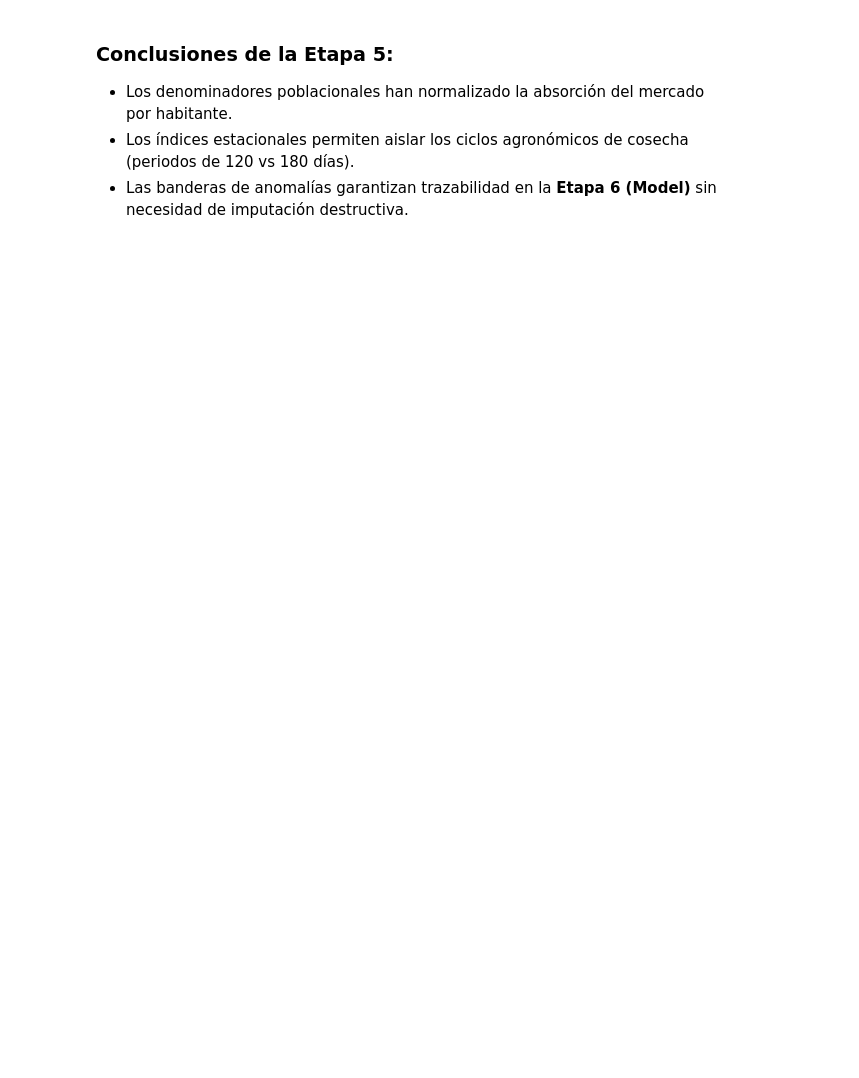
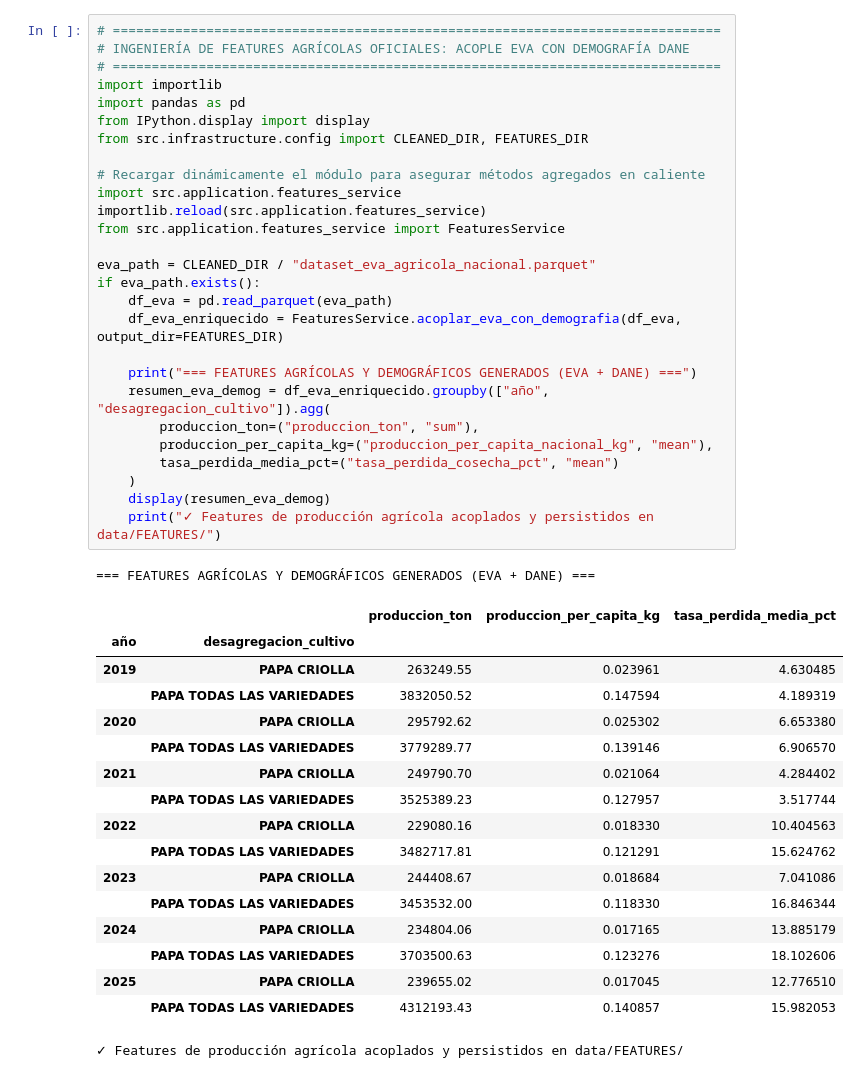
Before and after one commit to adansanchezc1-spec/Analisis-Nacional-Papa, a Jupyter notebook: notebooks/05_ingenieria_de_features.ipynb, the cells around one changed output. Saved outputs shown, nothing was run; the diff lists cells and outputs as text; blank space fills up the shorter version.

```diff
--- a/notebooks/05_ingenieria_de_features.ipynb
+++ b/notebooks/05_ingenieria_de_features.ipynb
@@ -110,5 +140,46 @@ display(resumen_anual_feat)
-# %% [markdown]
-### Conclusiones de la Etapa 5:
-- Los denominadores poblacionales han normalizado la absorción del mercado por habitante.
-- Los índices estacionales permiten aislar los ciclos agronómicos de cosecha (periodos de 120 vs 180 días).
-- Las banderas de anomalías garantizan trazabilidad en la **Etapa 6 (Model)** sin necesidad de imputación destructiva.
+# %%
+# ==============================================================================
+# INGENIERÍA DE FEATURES AGRÍCOLAS OFICIALES: ACOPLE EVA CON DEMOGRAFÍA DANE
+# ==============================================================================
+import importlib
+import pandas as pd
+from IPython.display import display
+from src.infrastructure.config import CLEANED_DIR, FEATURES_DIR
+
+# Recargar dinámicamente el módulo para asegurar métodos agregados en caliente
+import src.application.features_service
+importlib.reload(src.application.features_service)
+from src.application.features_service import FeaturesService
+
+eva_path = CLEANED_DIR / "dataset_eva_agricola_nacional.parquet"
+if eva_path.exists():
+    df_eva = pd.read_parquet(eva_path)
+    df_eva_enriquecido = FeaturesService.acoplar_eva_con_demografia(df_eva, output_dir=FEATURES_DIR)
+
+    print("=== FEATURES AGRÍCOLAS Y DEMOGRÁFICOS GENERADOS (EVA + DANE) ===")
+    resumen_eva_demog = df_eva_enriquecido.groupby(["año", "desagregacion_cultivo"]).agg(
+        produccion_ton=("produccion_ton", "sum"),
+        produccion_per_capita_kg=("produccion_per_capita_nacional_kg", "mean"),
+        tasa_perdida_media_pct=("tasa_perdida_cosecha_pct", "mean")
+    )
+    display(resumen_eva_demog)
+    print("✓ Features de producción agrícola acoplados y persistidos en data/FEATURES/")
+# %% [output]
+=== FEATURES AGRÍCOLAS Y DEMOGRÁFICOS GENERADOS (EVA + DANE) ===
+|  |  | produccion_ton | produccion_per_capita_kg | tasa_perdida_media_pct |
+| año | desagregacion_cultivo |  |  |  |
+| 2019 | PAPA CRIOLLA | 263249.55 | 0.023961 | 4.630485 |
+|  | PAPA TODAS LAS VARIEDADES | 3832050.52 | 0.147594 | 4.189319 |
+| 2020 | PAPA CRIOLLA | 295792.62 | 0.025302 | 6.653380 |
+|  | PAPA TODAS LAS VARIEDADES | 3779289.77 | 0.139146 | 6.906570 |
+| 2021 | PAPA CRIOLLA | 249790.70 | 0.021064 | 4.284402 |
+|  | PAPA TODAS LAS VARIEDADES | 3525389.23 | 0.127957 | 3.517744 |
+| 2022 | PAPA CRIOLLA | 229080.16 | 0.018330 | 10.404563 |
+|  | PAPA TODAS LAS VARIEDADES | 3482717.81 | 0.121291 | 15.624762 |
+| 2023 | PAPA CRIOLLA | 244408.67 | 0.018684 | 7.041086 |
+|  | PAPA TODAS LAS VARIEDADES | 3453532.00 | 0.118330 | 16.846344 |
+| 2024 | PAPA CRIOLLA | 234804.06 | 0.017165 | 13.885179 |
+|  | PAPA TODAS LAS VARIEDADES | 3703500.63 | 0.123276 | 18.102606 |
+| 2025 | PAPA CRIOLLA | 239655.02 | 0.017045 | 12.776510 |
+|  | PAPA TODAS LAS VARIEDADES | 4312193.43 | 0.140857 | 15.982053 |
+✓ Features de producción agrícola acoplados y persistidos en data/FEATURES/
```
Also changed, not shown: parts of 8 cells of this notebook, 54 other files.
